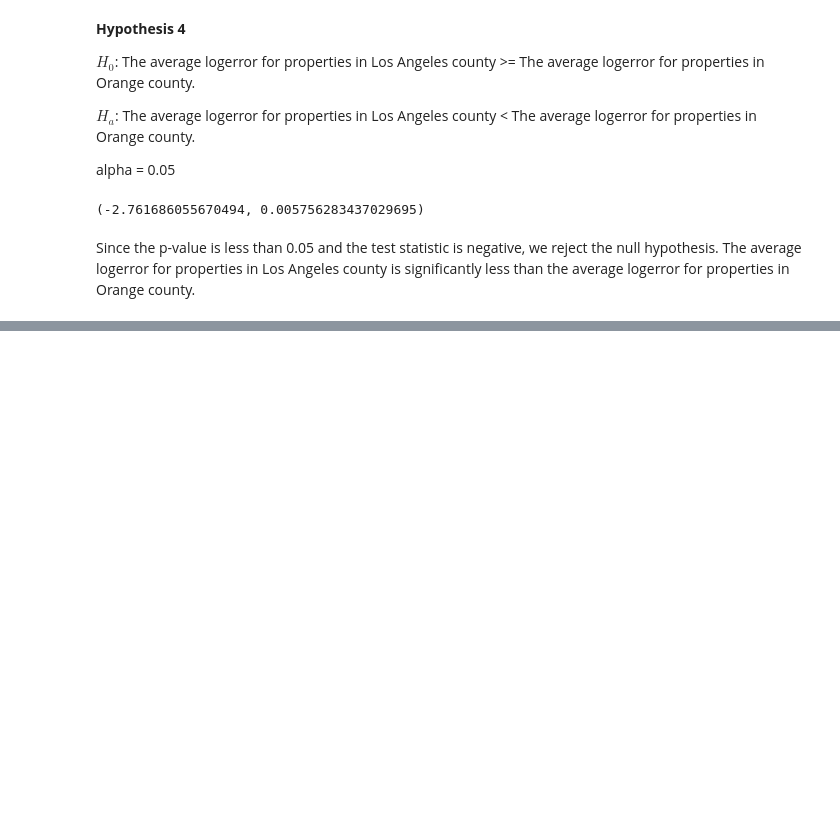
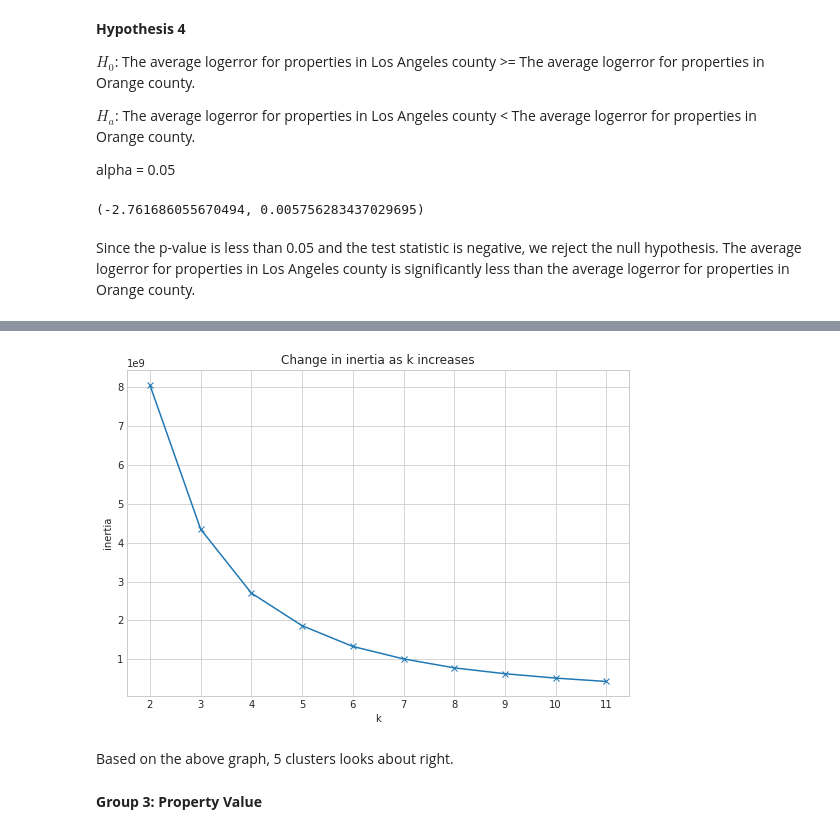
Before and after one commit to johnathon-smith/zillow-clustering-project, a Jupyter notebook: explore_zillow.ipynb, the cells around one changed output, grey strips where cells are left out. Drawn from its saved outputs; the diff is of its cells as text; code cells hidden in the pictures; blank space fills up the shorter version.

```diff
--- a/explore_zillow.ipynb
+++ b/explore_zillow.ipynb
@@ -234,0 +268,9 @@ Since the p-value is less than 0.05 and the test statistic is negative, we rejec
+# %%
+#Create the KMeans model
+kmeans = KMeans(n_clusters = 6, random_state = 123)
+
+#Fit the model
+kmeans.fit(cluster_df)
+
+#Make predictions and assign the values to the original train data set
+train['age_location_cluster'] = kmeans.predict(cluster_df)
@@ -234,0 +279,10 @@ Since the p-value is less than 0.05 and the test statistic is negative, we rejec
+# %%
+#Copy the train data set and remove unnecessary vars
+cluster_df = train.copy()
+cluster_df = cluster_df[['home_square_feet', 'bath_bed_ratio', 'acres']]
+# %%
+#Scale the data
+scaler = MinMaxScaler()
+
+#Fit and transform the data
+scaler.fit_transform(cluster_df)
@@ -234,0 +297,13 @@ Since the p-value is less than 0.05 and the test statistic is negative, we rejec
+# %%
+#Now determine number of clusters to make using elbow method
+with plt.style.context('seaborn-whitegrid'):
+    plt.figure(figsize=(9, 6))
+    pd.Series({k: KMeans(k).fit(cluster_df).inertia_ for k in range(2, 12)}).plot(marker='x')
+    plt.xticks(range(2, 12))
+    plt.xlabel('k')
+    plt.ylabel('inertia')
+    plt.title('Change in inertia as k increases')
+# %% [output]
+[figure, added]
+# %% [markdown]
+Based on the above graph, 5 clusters looks about right.
@@ -234,0 +319,2 @@ Since the p-value is less than 0.05 and the test statistic is negative, we rejec
+# %% [markdown]
+__Group 3: Property Value__
```
Also changed, not shown: parts of 20 cells of this notebook.
